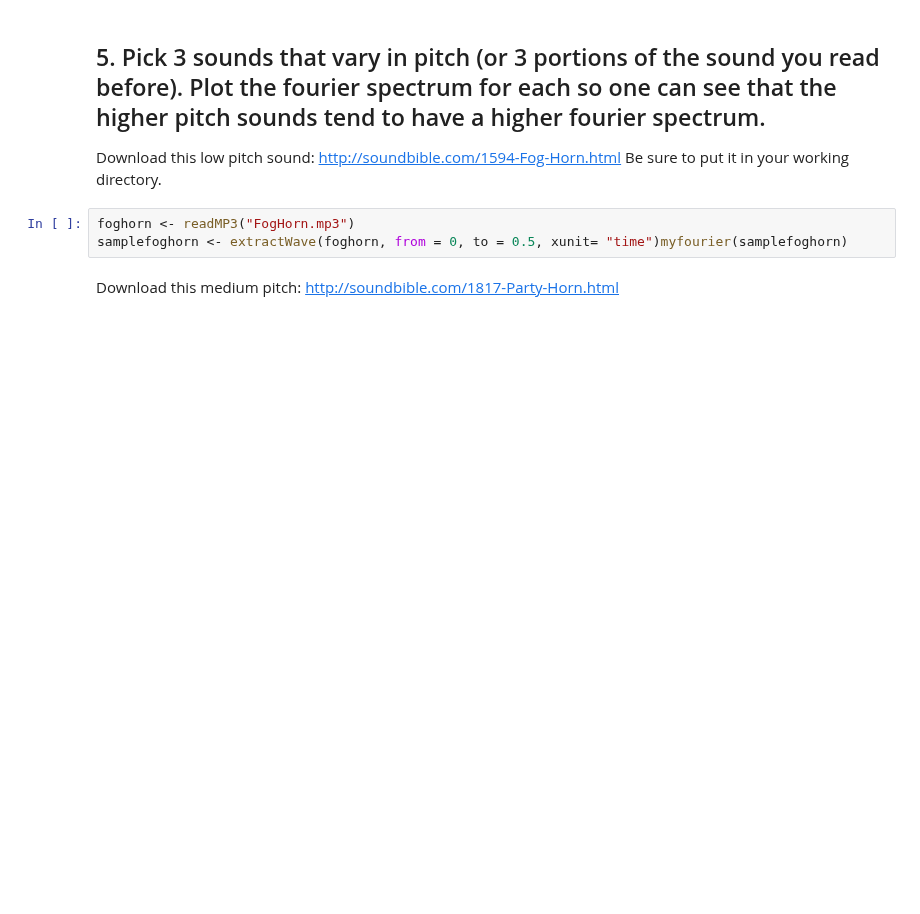
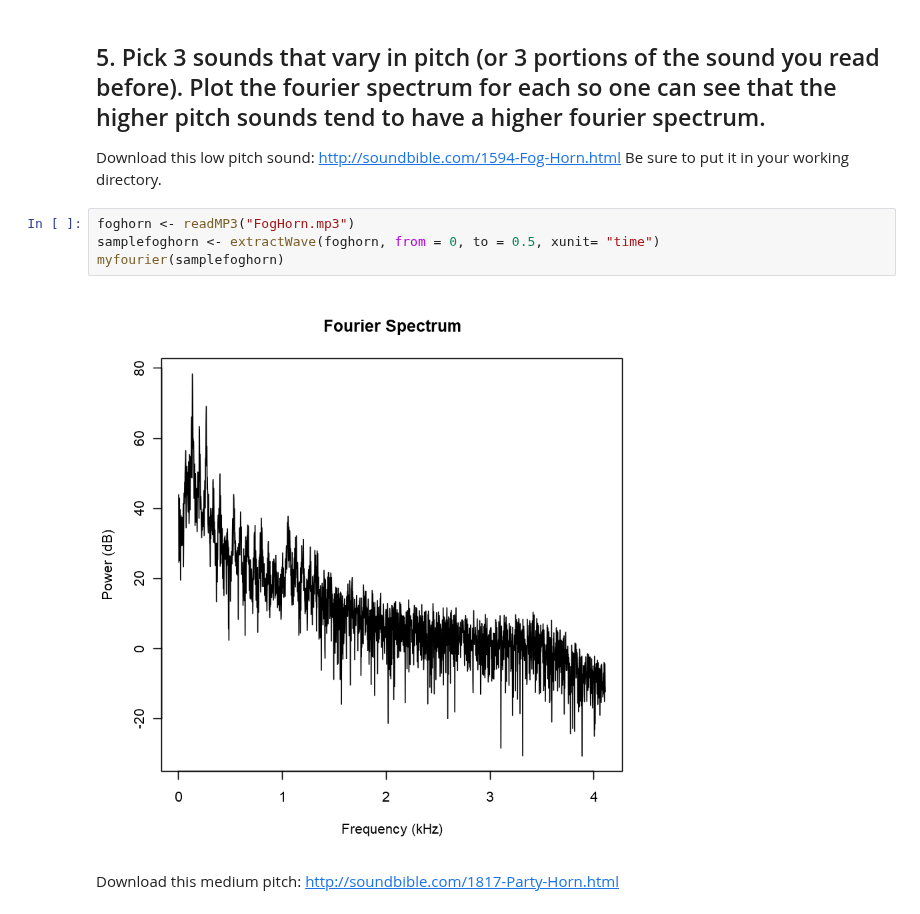
Before and after one commit to comp180/Tutorials, a Jupyter notebook: R/Sound Processing/(R)Sound Processing Demo.ipynb, the cells around one changed output. Saved outputs shown, nothing was run; the diff lists cells and outputs as text; blank space fills up the shorter version.

```diff
--- a/R/Sound Processing/(R)Sound Processing Demo.ipynb
+++ b/R/Sound Processing/(R)Sound Processing Demo.ipynb
@@ -87,7 +109,10 @@ Download this low pitch sound: http://soundbible.com/1594-Fog-Horn.html
 Be sure to put it in your working directory.
 # %%
 foghorn <- readMP3("FogHorn.mp3")
-samplefoghorn <- extractWave(foghorn, from = 0, to = 0.5, xunit= "time")myfourier(samplefoghorn)
+samplefoghorn <- extractWave(foghorn, from = 0, to = 0.5, xunit= "time")
+myfourier(samplefoghorn)
+# %% [output]
+[figure, added]
 # %% [markdown]
 Download this medium pitch: http://soundbible.com/1817-Party-Horn.html
 # %%
```
Also changed, not shown: parts of 7 cells of this notebook, 9 other files.
